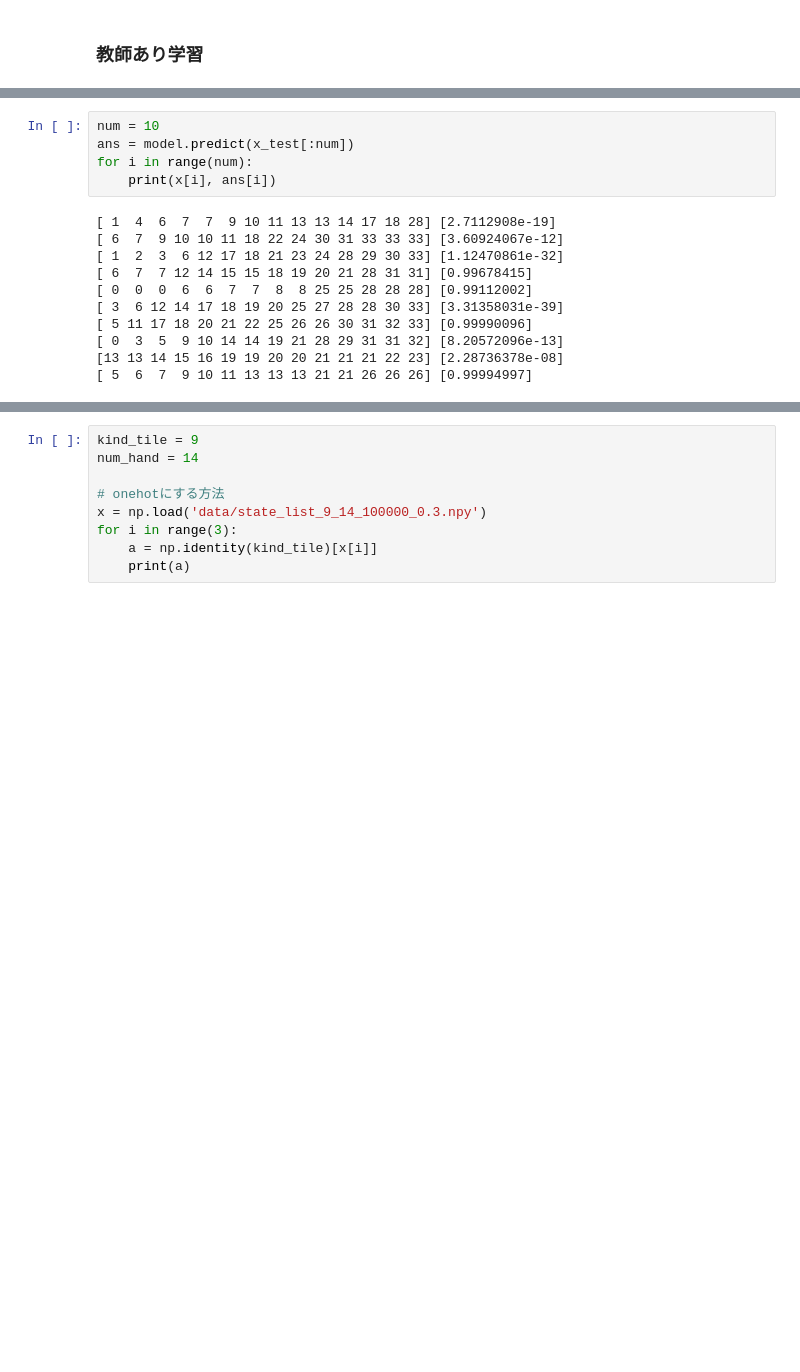
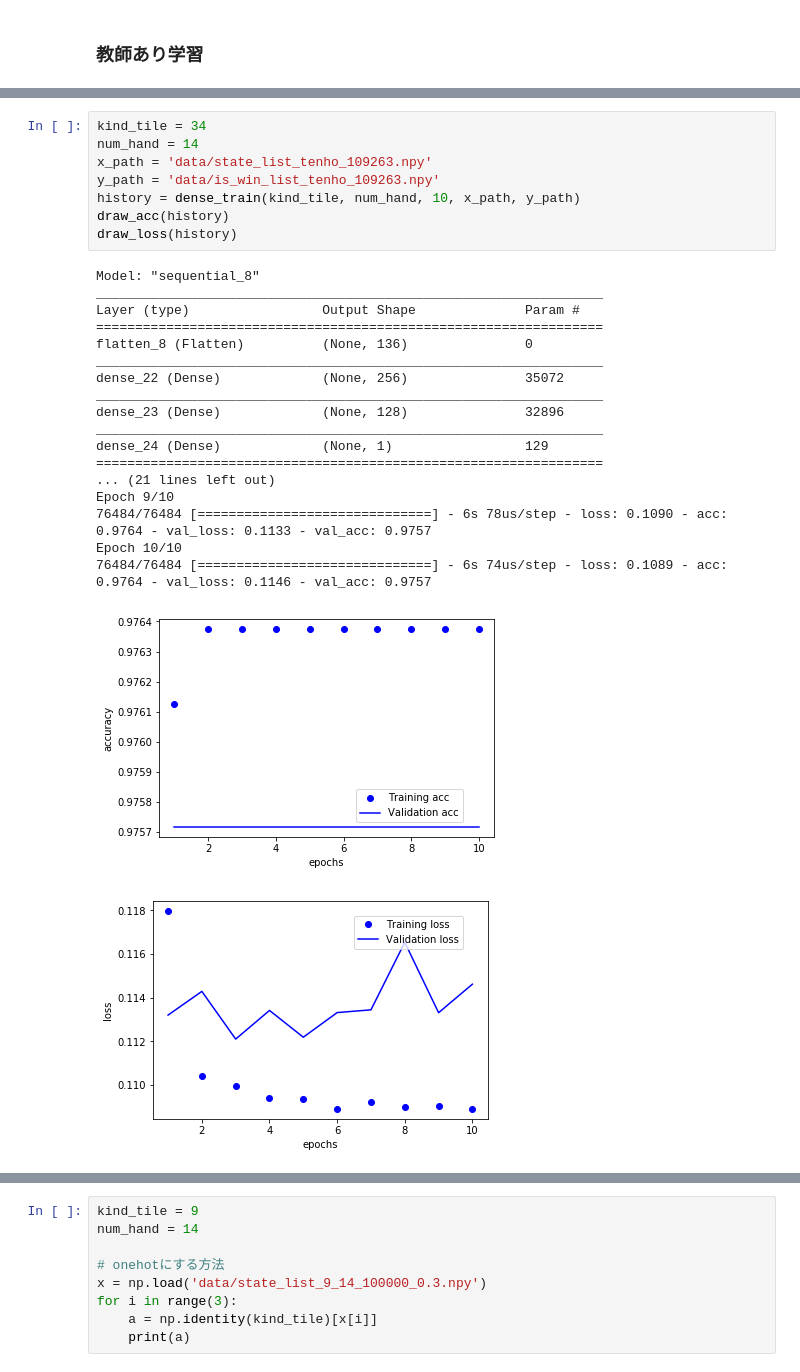
Before and after one commit to minnsou/FrontierArtificialIntelligence, a Jupyter notebook: mahjong.ipynb, the cells around one changed output, grey strips where cells are left out. Cells and saved outputs as stored; diff of their text form; blank space fills up the shorter version.

Commit message:
change train data

```diff
--- a/mahjong.ipynb
+++ b/mahjong.ipynb
@@ -408,16 +382,28 @@ array([[0.95466336],
-# %%
-num = 10
-ans = model.predict(x_test[:num])
-for i in range(num):
-    print(x[i], ans[i])
-# %% [output]
-[ 1  4  6  7  7  9 10 11 13 13 14 17 18 28] [2.7112908e-19]
-[ 6  7  9 10 10 11 18 22 24 30 31 33 33 33] [3.60924067e-12]
-[ 1  2  3  6 12 17 18 21 23 24 28 29 30 33] [1.12470861e-32]
-[ 6  7  7 12 14 15 15 18 19 20 21 28 31 31] [0.99678415]
-[ 0  0  0  6  6  7  7  8  8 25 25 28 28 28] [0.99112002]
-[ 3  6 12 14 17 18 19 20 25 27 28 28 30 33] [3.31358031e-39]
-[ 5 11 17 18 20 21 22 25 26 26 30 31 32 33] [0.99990096]
-[ 0  3  5  9 10 14 14 19 21 28 29 31 31 32] [8.20572096e-13]
-[13 13 14 15 16 19 19 20 20 21 21 21 22 23] [2.28736378e-08]
-[ 5  6  7  9 10 11 13 13 13 21 21 26 26 26] [0.99994997]
+# %%
+kind_tile = 34
+num_hand = 14
+x_path = 'data/state_list_tenho_109263.npy'
+y_path = 'data/is_win_list_tenho_109263.npy'
+history = dense_train(kind_tile, num_hand, 10, x_path, y_path)
+draw_acc(history)
+draw_loss(history)
+# %% [output]
+Model: "sequential_8"
+_________________________________________________________________
+Layer (type)                 Output Shape              Param #
+=================================================================
+flatten_8 (Flatten)          (None, 136)               0
+_________________________________________________________________
+dense_22 (Dense)             (None, 256)               35072
+_________________________________________________________________
+dense_23 (Dense)             (None, 128)               32896
+_________________________________________________________________
+dense_24 (Dense)             (None, 1)                 129
+=================================================================
+... (21 lines left out)
+Epoch 9/10
+76484/76484 [==============================] - 6s 78us/step - loss: 0.1090 - acc: 0.9764 - val_loss: 0.1133 - val_acc: 0.9757
+Epoch 10/10
+76484/76484 [==============================] - 6s 74us/step - loss: 0.1089 - acc: 0.9764 - val_loss: 0.1146 - val_acc: 0.9757
+[figure, added]
+[figure, added]
```
Also changed, not shown: parts of 19 cells of this notebook.
